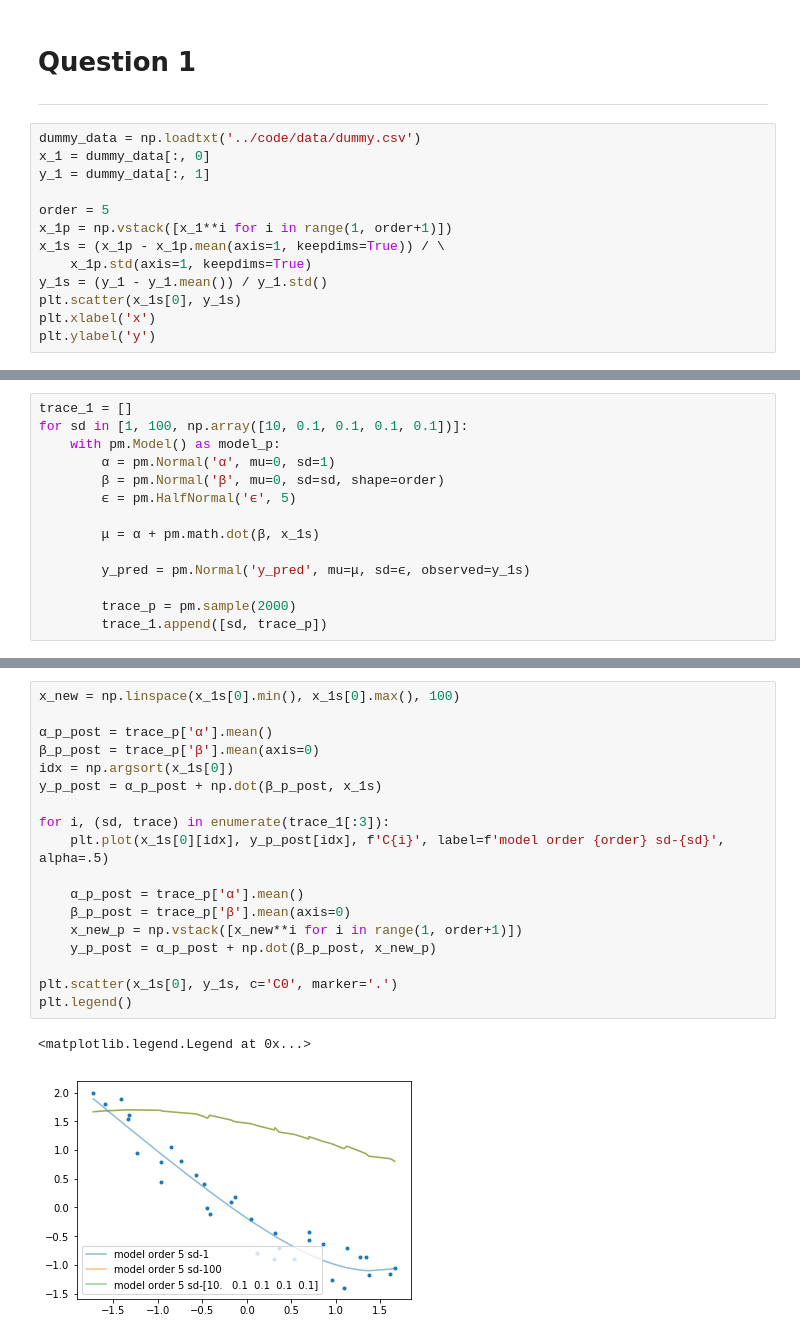
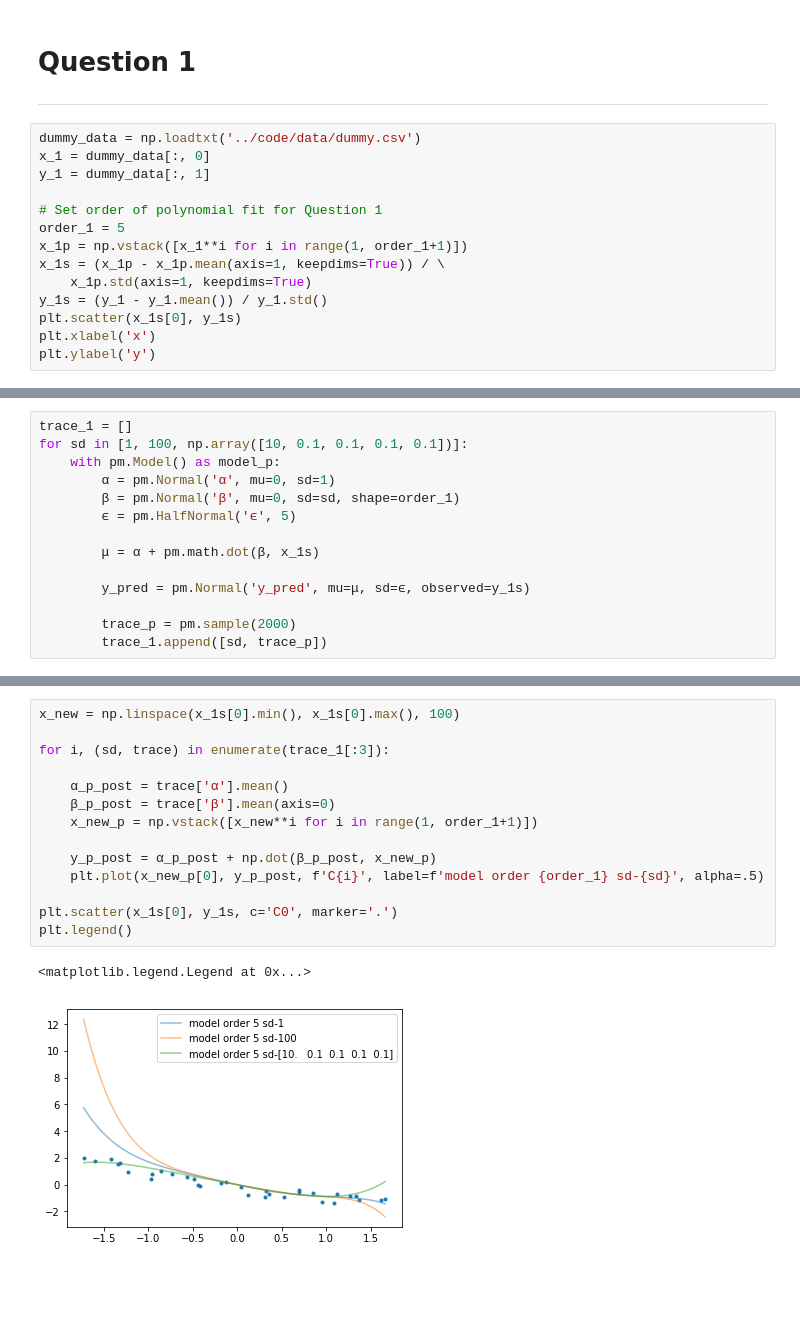
Before and after one commit to aloctavodia/BAP, a Jupyter notebook: exercises/Chapter5_part1.ipynb, the cells around one changed output, grey strips where cells are left out. Saved outputs shown, nothing was run; the diff lists cells and outputs as text; blank space fills up the shorter version.

```diff
--- a/exercises/Chapter5_part1.ipynb
+++ b/exercises/Chapter5_part1.ipynb
@@ -18,8 +18,9 @@ dummy_data = np.loadtxt('../code/data/dummy.csv')
 x_1 = dummy_data[:, 0]
 y_1 = dummy_data[:, 1]
 
-order = 5
-x_1p = np.vstack([x_1**i for i in range(1, order+1)])
+# Set order of polynomial fit for Question 1
+order_1 = 5
+x_1p = np.vstack([x_1**i for i in range(1, order_1+1)])
 x_1s = (x_1p - x_1p.mean(axis=1, keepdims=True)) / \
     x_1p.std(axis=1, keepdims=True)
 y_1s = (y_1 - y_1.mean()) / y_1.std()
@@ -33,7 +35,7 @@ trace_1 = []
 for sd in [1, 100, np.array([10, 0.1, 0.1, 0.1, 0.1])]:
     with pm.Model() as model_p:
         α = pm.Normal('α', mu=0, sd=1)
-        β = pm.Normal('β', mu=0, sd=sd, shape=order)
+        β = pm.Normal('β', mu=0, sd=sd, shape=order_1)
         ϵ = pm.HalfNormal('ϵ', 5)
 
         μ = α + pm.math.dot(β, x_1s)
@@ -61,21 +63,17 @@ NUTS: [ϵ, β, α]
 # %%
 x_new = np.linspace(x_1s[0].min(), x_1s[0].max(), 100)
 
-α_p_post = trace_p['α'].mean()
-β_p_post = trace_p['β'].mean(axis=0)
-idx = np.argsort(x_1s[0])
-y_p_post = α_p_post + np.dot(β_p_post, x_1s)
+for i, (sd, trace) in enumerate(trace_1[:3]):
 
-for i, (sd, trace) in enumerate(trace_1[:3]):
-    plt.plot(x_1s[0][idx], y_p_post[idx], f'C{i}', label=f'model order {order} sd-{sd}', alpha=.5)
+    α_p_post = trace['α'].mean()
+    β_p_post = trace['β'].mean(axis=0)
+    x_new_p = np.vstack([x_new**i for i in range(1, order_1+1)])
 
-    α_p_post = trace_p['α'].mean()
-    β_p_post = trace_p['β'].mean(axis=0)
-    x_new_p = np.vstack([x_new**i for i in range(1, order+1)])
     y_p_post = α_p_post + np.dot(β_p_post, x_new_p)
+    plt.plot(x_new_p[0], y_p_post, f'C{i}', label=f'model order {order_1} sd-{sd}', alpha=.5)
 
 plt.scatter(x_1s[0], y_1s, c='C0', marker='.')
 plt.legend()
 # %% [output]
 <matplotlib.legend.Legend at 0x...>
-[figure, old version]
+[figure, new version]
```
Also changed, not shown: parts of 19 cells of this notebook.
